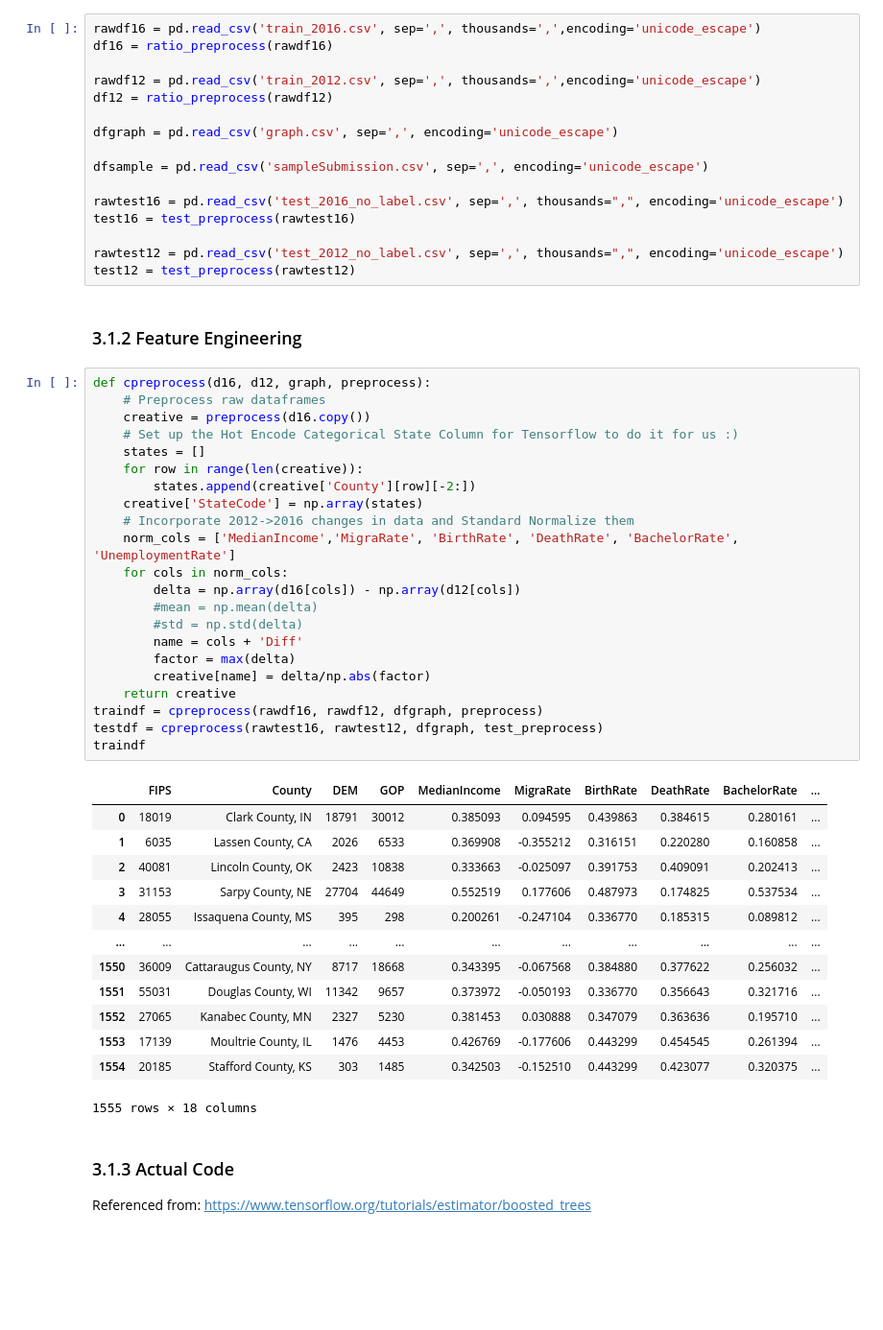
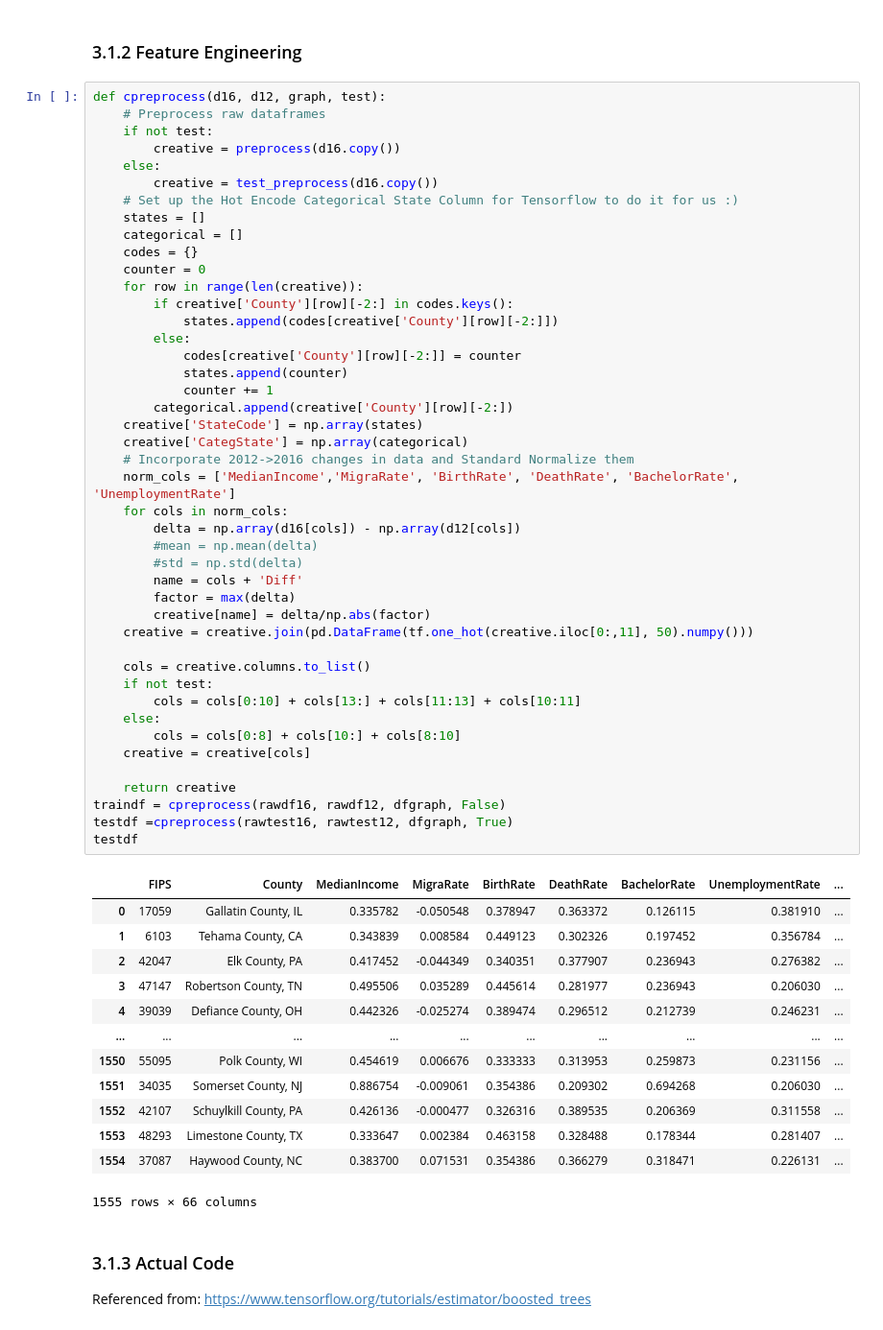
Before and after one commit to ptwu/election-county-prediction, a Jupyter notebook: rem_notebook.ipynb, the cells around one changed output. Shown at 96% size. Saved outputs shown, nothing was run; the diff lists cells and outputs as text; blank space fills up the shorter version.

```diff
--- a/rem_notebook.ipynb
+++ b/rem_notebook.ipynb
@@ -430,59 +375,65 @@ def cpackage(preds, df, thresh = 0.5):
 # %% [markdown]
 ### 3.1.1.2 Data Setup
-# %%
-rawdf16 = pd.read_csv('train_2016.csv', sep=',', thousands=',',encoding='unicode_escape')
-df16 = ratio_preprocess(rawdf16)
-
-rawdf12 = pd.read_csv('train_2012.csv', sep=',', thousands=',',encoding='unicode_escape')
-df12 = ratio_preprocess(rawdf12)
-
-dfgraph = pd.read_csv('graph.csv', sep=',', encoding='unicode_escape')
-
-dfsample = pd.read_csv('sampleSubmission.csv', sep=',', encoding='unicode_escape')
-
-rawtest16 = pd.read_csv('test_2016_no_label.csv', sep=',', thousands=",", encoding='unicode_escape')
-test16 = test_preprocess(rawtest16)
-
-rawtest12 = pd.read_csv('test_2012_no_label.csv', sep=',', thousands=",", encoding='unicode_escape')
-test12 = test_preprocess(rawtest12)
 # %% [markdown]
 ### 3.1.2 Feature Engineering
 # %%
-def cpreprocess(d16, d12, graph, preprocess):
+def cpreprocess(d16, d12, graph, test):
     # Preprocess raw dataframes
-    creative = preprocess(d16.copy())
+    if not test:
+        creative = preprocess(d16.copy())
+    else:
+        creative = test_preprocess(d16.copy())
     # Set up the Hot Encode Categorical State Column for Tensorflow to do it for us :)
     states = []
+    categorical = []
+    codes = {}
+    counter = 0
     for row in range(len(creative)):
-        states.append(creative['County'][row][-2:])
+        if creative['County'][row][-2:] in codes.keys():
+            states.append(codes[creative['County'][row][-2:]])
+        else:
+            codes[creative['County'][row][-2:]] = counter
+            states.append(counter)
+            counter += 1
+        categorical.append(creative['County'][row][-2:])
     creative['StateCode'] = np.array(states)
+    creative['CategState'] = np.array(categorical)
     # Incorporate 2012->2016 changes in data and Standard Normalize them
     norm_cols = ['MedianIncome','MigraRate', 'BirthRate', 'DeathRate', 'BachelorRate', 'UnemploymentRate']
     for cols in norm_cols:
         delta = np.array(d16[cols]) - np.array(d12[cols])
         #mean = np.mean(delta)
         #std = np.std(delta)
         name = cols + 'Diff'
         factor = max(delta)
         creative[name] = delta/np.abs(factor)
+    creative = creative.join(pd.DataFrame(tf.one_hot(creative.iloc[0:,11], 50).numpy()))
+
+    cols = creative.columns.to_list()
+    if not test:
+        cols = cols[0:10] + cols[13:] + cols[11:13] + cols[10:11]
+    else:
+        cols = cols[0:8] + cols[10:] + cols[8:10]
+    creative = creative[cols]
+
     return creative
-traindf = cpreprocess(rawdf16, rawdf12, dfgraph, preprocess)
-testdf = cpreprocess(rawtest16, rawtest12, dfgraph, test_preprocess)
-traindf
+traindf = cpreprocess(rawdf16, rawdf12, dfgraph, False)
+testdf =cpreprocess(rawtest16, rawtest12, dfgraph, True)
+testdf
 # %% [output]
-|  | FIPS | County | DEM | GOP | MedianIncome | MigraRate | BirthRate | DeathRate | BachelorRate | ... |
-| 0 | 18019 | Clark County, IN | 18791 | 30012 | 0.385093 | 0.094595 | 0.439863 | 0.384615 | 0.280161 | ... |
-| 1 | 6035 | Lassen County, CA | 2026 | 6533 | 0.369908 | -0.355212 | 0.316151 | 0.220280 | 0.160858 | ... |
-| 2 | 40081 | Lincoln County, OK | 2423 | 10838 | 0.333663 | -0.025097 | 0.391753 | 0.409091 | 0.202413 | ... |
-| 3 | 31153 | Sarpy County, NE | 27704 | 44649 | 0.552519 | 0.177606 | 0.487973 | 0.174825 | 0.537534 | ... |
-| 4 | 28055 | Issaquena County, MS | 395 | 298 | 0.200261 | -0.247104 | 0.336770 | 0.185315 | 0.089812 | ... |
-| ... | ... | ... | ... | ... | ... | ... | ... | ... | ... | ... |
-| 1550 | 36009 | Cattaraugus County, NY | 8717 | 18668 | 0.343395 | -0.067568 | 0.384880 | 0.377622 | 0.256032 | ... |
-| 1551 | 55031 | Douglas County, WI | 11342 | 9657 | 0.373972 | -0.050193 | 0.336770 | 0.356643 | 0.321716 | ... |
-| 1552 | 27065 | Kanabec County, MN | 2327 | 5230 | 0.381453 | 0.030888 | 0.347079 | 0.363636 | 0.195710 | ... |
-| 1553 | 17139 | Moultrie County, IL | 1476 | 4453 | 0.426769 | -0.177606 | 0.443299 | 0.454545 | 0.261394 | ... |
-| 1554 | 20185 | Stafford County, KS | 303 | 1485 | 0.342503 | -0.152510 | 0.443299 | 0.423077 | 0.320375 | ... |
+|  | FIPS | County | MedianIncome | MigraRate | BirthRate | DeathRate | BachelorRate | UnemploymentRate | ... |
+| 0 | 17059 | Gallatin County, IL | 0.335782 | -0.050548 | 0.378947 | 0.363372 | 0.126115 | 0.381910 | ... |
+| 1 | 6103 | Tehama County, CA | 0.343839 | 0.008584 | 0.449123 | 0.302326 | 0.197452 | 0.356784 | ... |
+| 2 | 42047 | Elk County, PA | 0.417452 | -0.044349 | 0.340351 | 0.377907 | 0.236943 | 0.276382 | ... |
+| 3 | 47147 | Robertson County, TN | 0.495506 | 0.035289 | 0.445614 | 0.281977 | 0.236943 | 0.206030 | ... |
+| 4 | 39039 | Defiance County, OH | 0.442326 | -0.025274 | 0.389474 | 0.296512 | 0.212739 | 0.246231 | ... |
+| ... | ... | ... | ... | ... | ... | ... | ... | ... | ... |
+| 1550 | 55095 | Polk County, WI | 0.454619 | 0.006676 | 0.333333 | 0.313953 | 0.259873 | 0.231156 | ... |
+| 1551 | 34035 | Somerset County, NJ | 0.886754 | -0.009061 | 0.354386 | 0.209302 | 0.694268 | 0.206030 | ... |
+| 1552 | 42107 | Schuylkill County, PA | 0.426136 | -0.000477 | 0.326316 | 0.389535 | 0.206369 | 0.311558 | ... |
+| 1553 | 48293 | Limestone County, TX | 0.333647 | 0.002384 | 0.463158 | 0.328488 | 0.178344 | 0.281407 | ... |
+| 1554 | 37087 | Haywood County, NC | 0.383700 | 0.071531 | 0.354386 | 0.366279 | 0.318471 | 0.226131 | ... |
-1555 rows × 18 columns
+1555 rows × 66 columns
 # %% [markdown]
 ### 3.1.3 Actual Code
 
```
Also changed, not shown: parts of 18 cells of this notebook, 1 other file.
